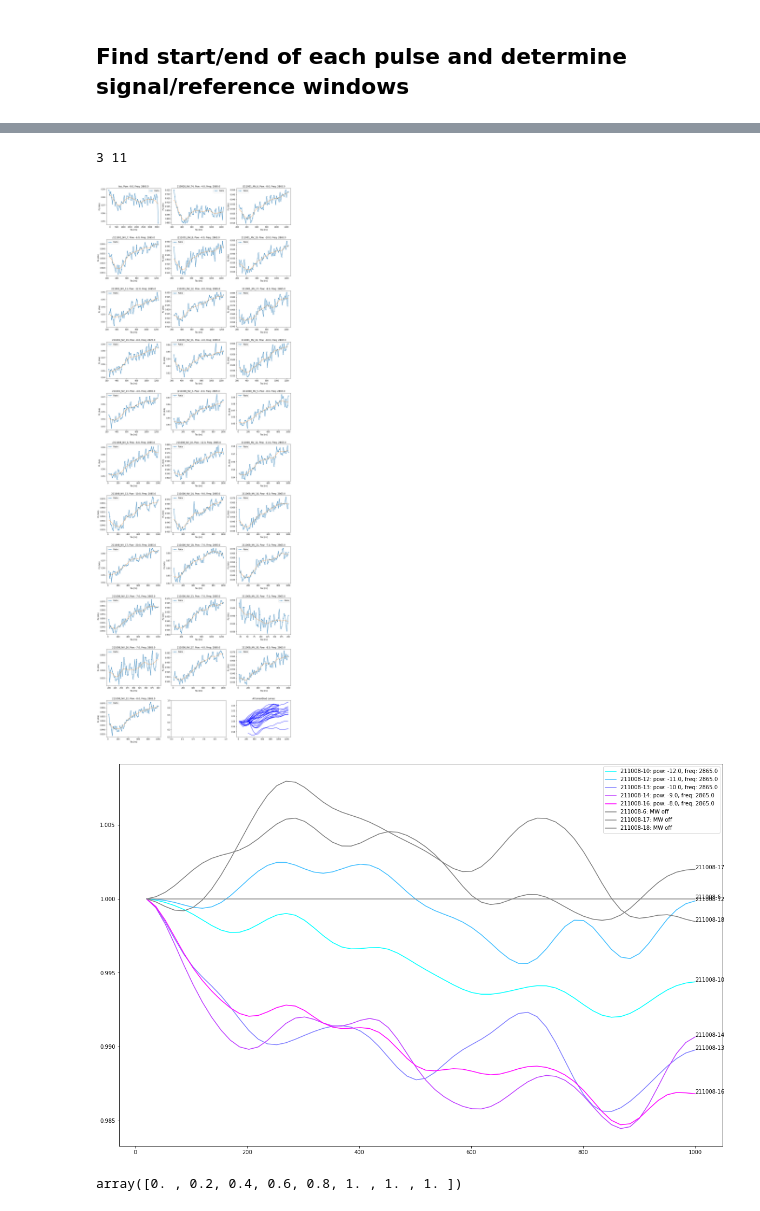
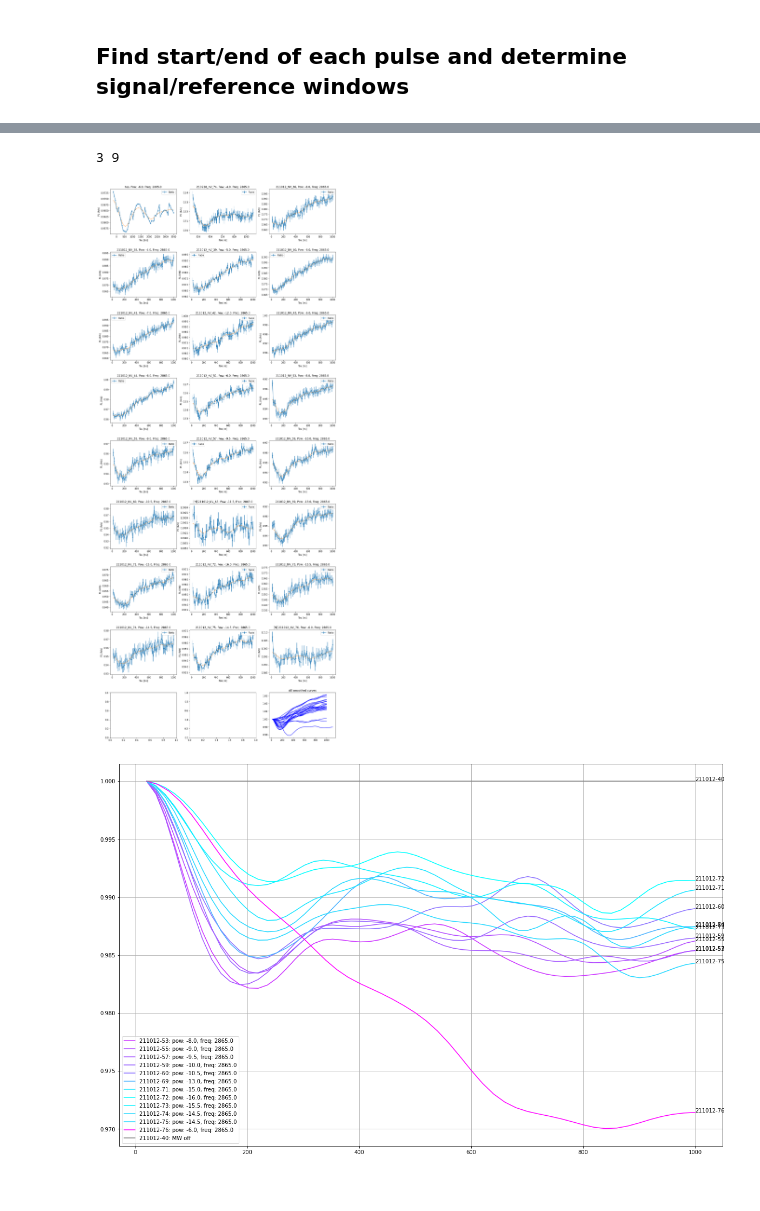
Before and after one commit to LCarnovale/HonoursAnalysis, a Jupyter notebook: analyse_rabi.ipynb, the cells around one changed output, grey strips where cells are left out. Cells and saved outputs as stored; diff of their text form; code cells hidden in the pictures.

Commit message:
Normalised rabi sequence

```diff
--- a/analyse_rabi.ipynb
+++ b/analyse_rabi.ipynb
@@ -35,12 +35,13 @@ date_nums = {
     # "210924": (44, 45, 46, 48),
     # "210928": (53, 56, 59, 61, 62, 63, 66, 67, 68, 69, 75, 76, 77, 74),
     "210928": (74,),
-    "211001": (6,7, 8, 10, 11, 12, 17, 19, 21, 22, 23,
+    # "211001": (6,7, 8, 10, 11, 12, 17, 19, 21, 22, 23,
     # 24, 25, 26, 38,
     # 42,44,45,46,51,54,56),
-    ),
+    # ),
     # "211005": (59, 62, 65, 66, 68, 70, 72, 74, 79, 87, 88, 89)
-    "211008": (3, 5, 6, 10, 12, 13, 14, 16, 17, 18, 21, 22, 23, 25, 26, 27, 30, 32),
+    # "211008": (3, 5, 6, 10, 12, 13, 14, 16, 17, 18, 21, 22, 23, 25, 26, 27, 30, 32),
+    "211012":(36, 38, 39, 40, 41, 42, 43, 44, 51, 53, 55, 57, 59, 60, 68, 69, 71, 72, 73, 74, 75, 76)
 }
 
 keys = [[(k, v) for v in n] for k, n in date_nums.items()]
@@ -293,0 +311,14 @@ tau_vectors[DI(26, "211008")] = np.linspace(200, 400, 60)
+# %%
+n = DI(76, "211012")
+read_n = PL_reads[n+1]
+ref_n = PL_refs[n+1]
+fig = plt.figure(figsize=(15, 5))
+ax1, ax2 = fig.subplots(ncols=2).flatten()
+MW_signal = read_n[::2] / ref_n[::2]
+norm_signal = read_n[1::2] / ref_n[1::2]
+ax1.plot(MW_signal, label="MW on")
+ax1.plot(norm_signal, label="MW off")
+ax1.legend()
+ax2.plot(MW_signal / norm_signal, label="raw")
+ax2.plot(MW_signal / g_filter(norm_signal, sigma=5), label="smooth ref")
+ax2.legend()
@@ -308,8 +342,9 @@ def _do_plot(graph_type="Ratio"):
         ncols=n_cols,
         sharex="none").flatten()
     smoothed_series = []
-    for i, (title, tau, read, ref, ax) in enumerate(zip(raw_titles, spec_tau_axes, PL_reads, PL_refs, axes)):
-        if normalised_flags[i]:
+    for i, (title, tau, read, read_err, ref, ref_err, ax) in enumerate(
+            zip(raw_titles, spec_tau_axes, PL_reads, PL_read_errs, PL_refs, PL_ref_errs, axes)):
+        if normalised_flags[i] or i-1 in normalised:
             title = "[N] " + title
         if tau_vectors[i-1] is not None:
             tau = tau_vectors[i-1]
@@ -325,36 +360,53 @@ def _do_plot(graph_type="Ratio"):
         smooth_ratio = g_filter(ratio, smoothing_sigma)
         smooth_read = g_filter(read, smoothing_sigma)
         smooth_ref = g_filter(ref, smoothing_sigma)
+        if i-1 in normalised:
+            signal = ratio[::2]
+            norm = ratio[1::2]
+            smooth_norm = g_filter(norm, smoothing_sigma)
+            smooth_ratio = ( g_filter(signal, smoothing_sigma) / smooth_norm )
+            # ratio = ratio[::2]
+
+            # smooth_read = smooth_read[::2] / smooth_read[1::2]
+            # smooth_ratio = smooth_ratio[::2] / smooth_ratio[1::2]
+            tau = tau[::2]
+            read_err = read_err[::2]
+            ref_err = ref_err[::2]
+            ratio = signal / smooth_norm
         if graph_type == "Difference":
             ax.plot(tau, diff, "-", label="Diff")
         elif graph_type == "Ratio":
-            ax.plot(tau, ratio, ".-", label="Ratio"); ax.plot(tau, smooth_ratio, "--")
+            # Add fractional uncertainties
+            # if i>0: print(ratio * ref_err/ref)
+            ratio_err = (read_err + ref_err) * ratio
+
+            ax.errorbar(tau, ratio, yerr=ratio_err, fmt=".-", label="Ratio"); ax.plot(tau, smooth_ratio, "--")
             if not "test" in title:
                 smoothed_series.append((tau, smooth_ratio))
         elif graph_type == "Both":
             ax.plot(tau, read, label="PL Read")
             ax.plot(tau, ref, label="PL Ref")
         ax.set_xlabel("Tau [ns]")
         ax.set_ylabel("PL (Arb)")
         ax.legend()
         # break
     # ax.set_xlim(4000,10000)
     # ax.set_ylim(0.97, 1.025)
     if smoothed_series:
         for i, series in enumerate(smoothed_series):
             axes[-1].plot(series[0], .00*i+1+series[1] - series[1][0], "blue")
         axes[-1].set_title("All smoothed curves")
     plt.subplots_adjust(hspace=0.4)
     plt.show()
 
     # slc = slice(1, 5)
 _do_plot(graph_type="Ratio")
 
     # avg = np.sum([read/ref for read, ref in zip(PL_reads[slc], PL_refs[slc])], axis=0)
     # plt.plot(spec_tau_axes[1], avg)
 # %% [output]
-3 11
+3 9
-[figure, old version]
+[figure, new version]
 # %%
 rd = lambda date, *n : [DI(n_, date) for n_ in n]
 reversed = [
@@ -393,13 +448,16 @@ powered_runs = np.array([r for r in runs if r not in amp_off])
 # runs = [i for i in range(len(rabi_specs)-1)]
 pow_range = MW_pows[powered_runs] #np.array([n for n in runs], dtype=float)
 pow_0to1 = pow_range - min(pow_range)
-pow_0to1 /= max(pow_0to1)
+if not np.all(pow_0to1 == 0):
+    pow_0to1 /= max(pow_0to1)
+
 
 cmap = plt.cm.cool(pow_0to1)
 plt.figure(figsize=(20, 13))
 off_runs = [r for r in runs if r in amp_off]
 all_runs = list(powered_runs) + off_runs
 all_clrs = list(cmap) + ["k"] * len(off_runs)
+normalised_series = [None for _ in smoothed_series]
 for n, c in zip(all_runs, all_clrs):
     tau_ax, vals = smoothed_series[n]
     if n in reversed:
@@ -411,6 +469,7 @@ for n, c in zip(all_runs, all_clrs):
         c = "gray"
     if normalise:
         vals = vals / np.interp(x=tau_ax, xp=norm_tau, fp=norm_array)
+        normalised_series[n] = (tau_ax, vals)
         # vals = vals / norm_array
     vals = vals - vals[0] + 1
     if n in off_runs:
@@ -419,11 +478,8 @@ for n, c in zip(all_runs, all_clrs):
         l = f"{keys_nice[n]}: pow: {MW_pows[n]}, freq: {MW_freqs[n]}"
     plt.plot(tau_ax, vals, color=c, label=l)
     plt.annotate(f"{keys_nice[n]}", (tau_ax[-1], vals[-1]))
+plt.grid()
 plt.legend()
 plt.show()
 # %% [output]
-[figure, old version]
+[figure, new version]
-# %%
-pow_0to1
-# %% [output]
-array([0. , 0.2, 0.4, 0.6, 0.8, 1. , 1. , 1. ])
```
Also changed, not shown: parts of 11 cells of this notebook, 1 other file.
